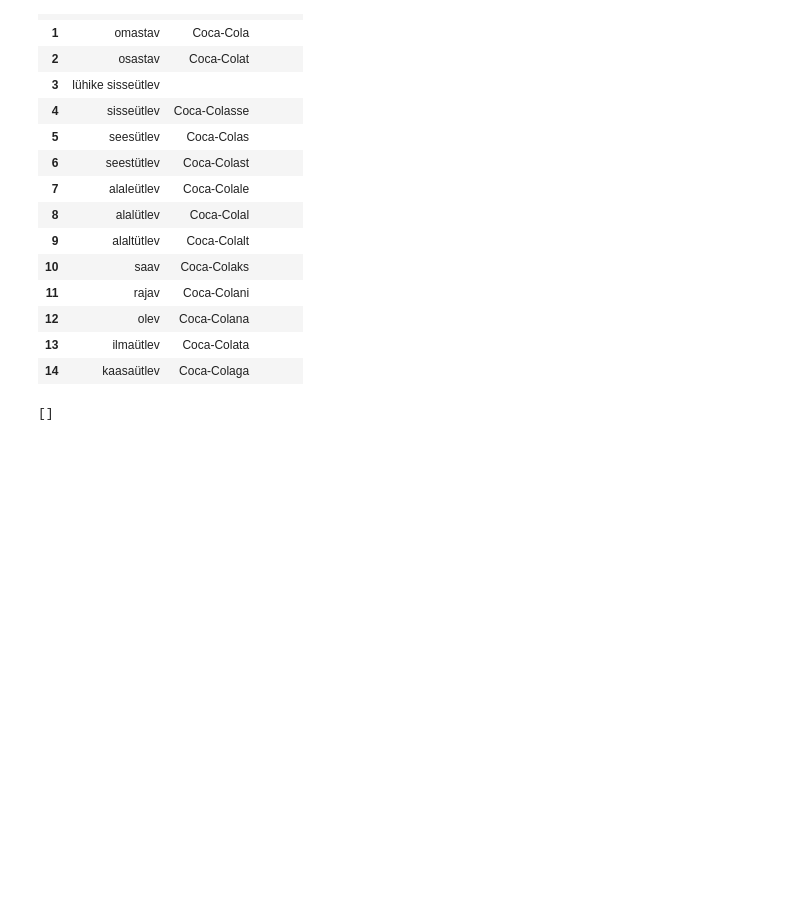
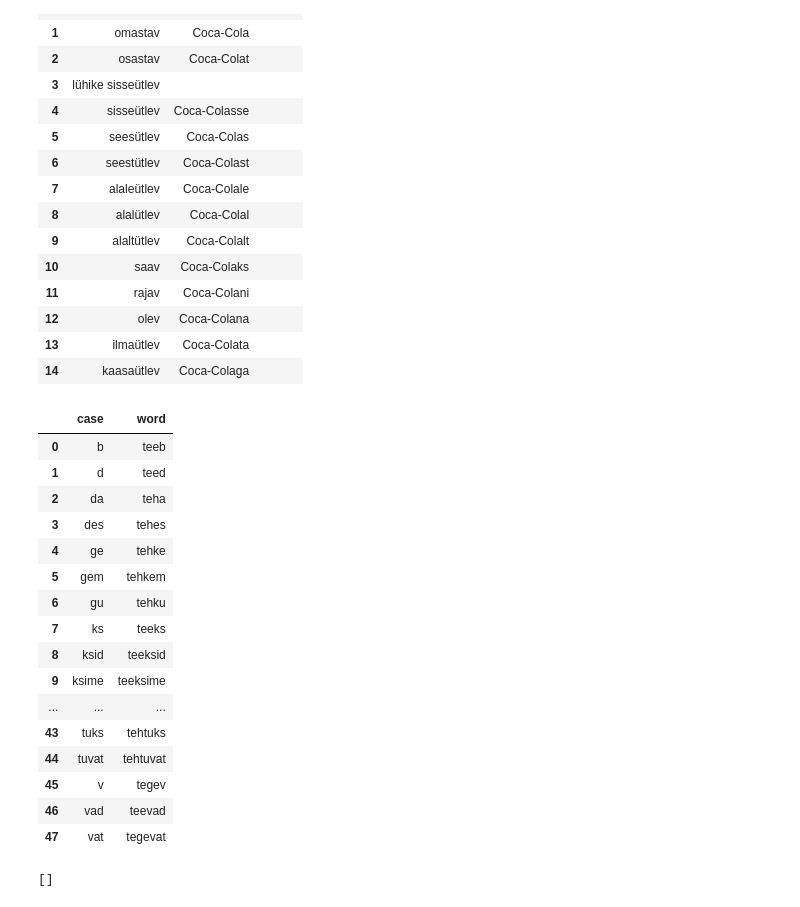
Before and after one commit to SanderSaska/MorfoloogiliseMuuttyybiAutomaatneTuvastaja, a Jupyter notebook: Morfoloogilise_muuttüübi_automaatne_tuvastamine.ipynb, the cells around one changed output. Saved outputs shown, nothing was run; the diff lists cells and outputs as text; code cells hidden in the pictures; blank space fills up the shorter version.

```diff
--- a/Morfoloogilise_muuttüübi_automaatne_tuvastamine.ipynb
+++ b/Morfoloogilise_muuttüübi_automaatne_tuvastamine.ipynb
@@ -1204,6 +1290,26 @@ synthesize_all_visualize("Coca-Cola", 'N')
 | 12 | olev | Coca-Colana |  |
 | 13 | ilmaütlev | Coca-Colata |  |
 | 14 | kaasaütlev | Coca-Colaga |  |
+# %%
+synthesize_all_visualize("tegema", 'V')
+# %% [output]
+|  | case | word |
+| 0 | b | teeb |
+| 1 | d | teed |
+| 2 | da | teha |
+| 3 | des | tehes |
+| 4 | ge | tehke |
+| 5 | gem | tehkem |
+| 6 | gu | tehku |
+| 7 | ks | teeks |
+| 8 | ksid | teeksid |
+| 9 | ksime | teeksime |
+| ... | ... | ... |
+| 43 | tuks | tehtuks |
+| 44 | tuvat | tehtuvat |
+| 45 | v | tegev |
+| 46 | vad | teevad |
+| 47 | vat | tegevat |
 # %%
 estnltk.vabamorf.morf.synthesize("k-s", 'sg n', partofspeech='Sm')
 # %% [output]
```
Also changed, not shown: parts of 90 cells of this notebook.
